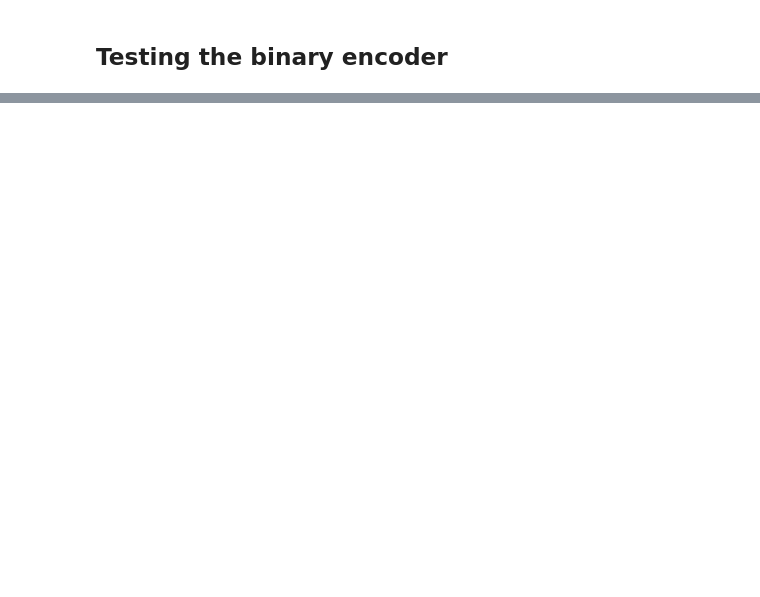
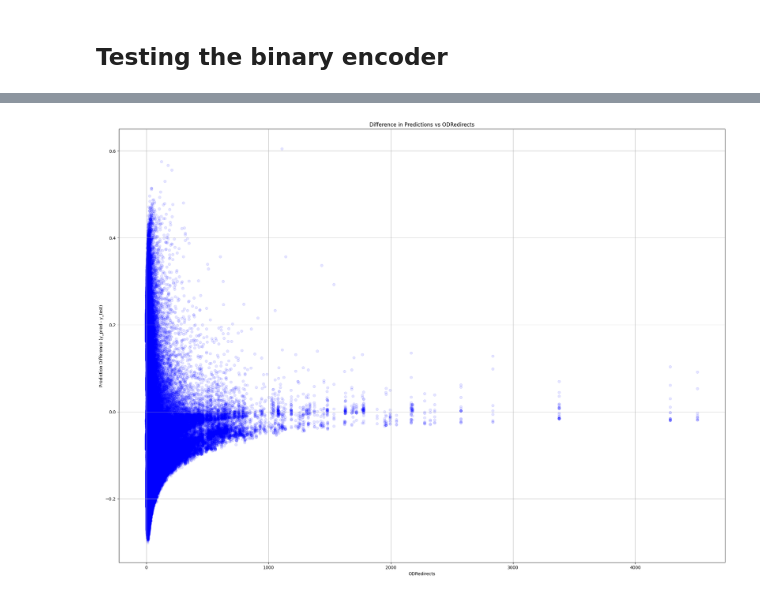
Before and after one commit to LaGenace/OptiFlyAi, a Jupyter notebook: Notebooks/ant_felix_arnaud_data.ipynb, the cells around one changed output, grey strips where cells are left out. Cells and saved outputs as stored; diff of their text form; code cells hidden in the pictures; blank space fills up the shorter version.

```diff
--- a/Notebooks/ant_felix_arnaud_data.ipynb
+++ b/Notebooks/ant_felix_arnaud_data.ipynb
@@ -195,0 +289,2 @@ ValueError: Failed to convert a NumPy array to a Tensor (Unsupported object type
+# %%
+model = load_model('../models/my_model.h5')
@@ -195,0 +298,2 @@ ValueError: Failed to convert a NumPy array to a Tensor (Unsupported object type
+# %%
+y_pred = model.predict(X_test)
@@ -195,0 +322,2 @@ ValueError: Failed to convert a NumPy array to a Tensor (Unsupported object type
+# %%
+y_diff = y_test - y_pred.flatten()
@@ -195,0 +343,3 @@ ValueError: Failed to convert a NumPy array to a Tensor (Unsupported object type
+# %%
+Test_ODRedirect = np.expm1(Test_ODRedirect)
+Test_ODRedirect
@@ -195,0 +359,9 @@ ValueError: Failed to convert a NumPy array to a Tensor (Unsupported object type
+# %%
+plt.figure(figsize=(25, 18))
+plt.scatter(Test_ODRedirect, y_diff, color='blue', alpha=0.1)
+plt.title('Difference in Predictions vs ODRedirects')
+plt.xlabel('ODRedirects')
+plt.ylabel('Prediction Difference (y_pred - y_test)')
+plt.grid(True)
+# %% [output]
+[figure, added]
```
Also changed, not shown: parts of 40 cells of this notebook, 2 other files.
